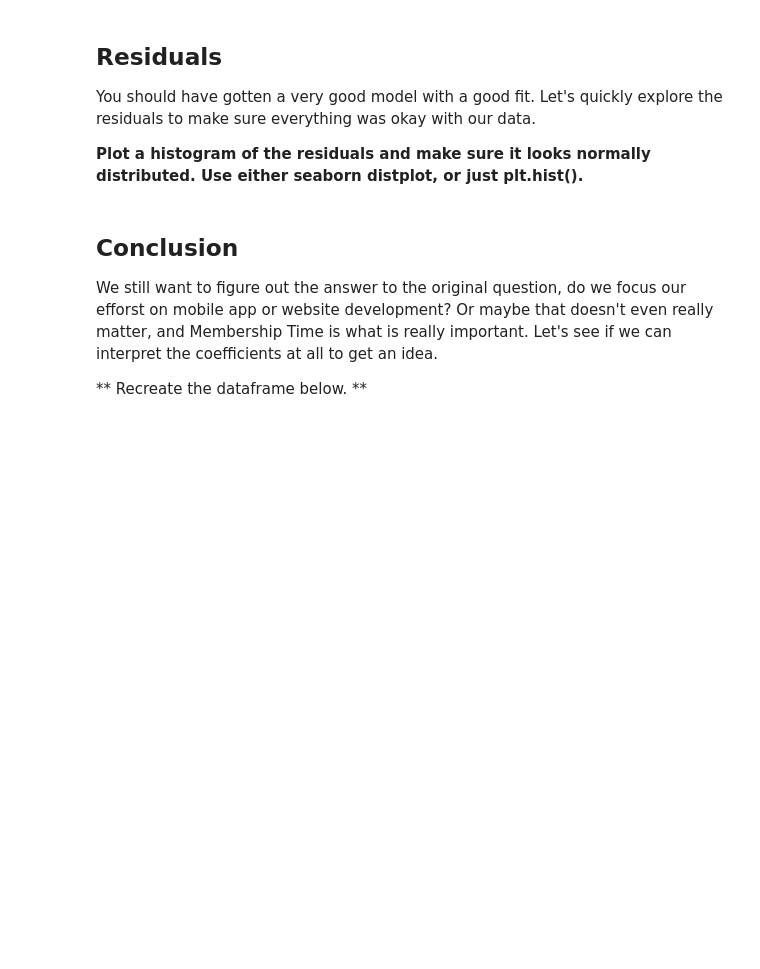
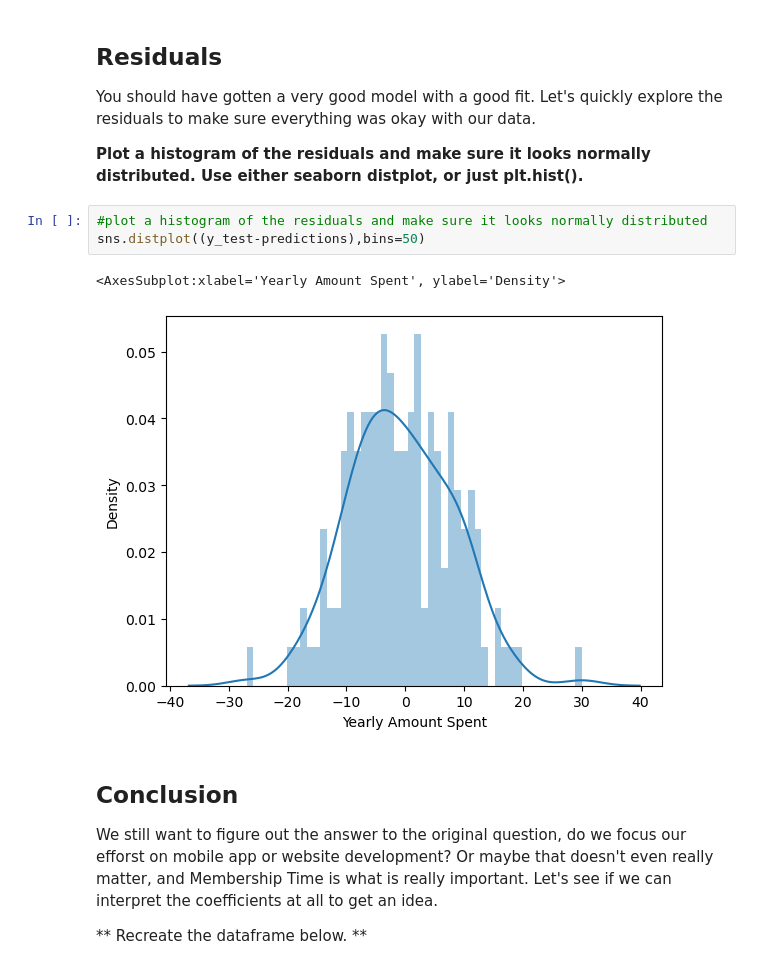
Before and after one commit to matansharon/Data-Science, a Jupyter notebook: ML/11-Linear-Regression/02-Linear Regression Project.ipynb, the cells around one changed output. Drawn from its saved outputs; the diff is of its cells as text; blank space fills up the shorter version.

```diff
--- a/ML/11-Linear-Regression/02-Linear Regression Project.ipynb
+++ b/ML/11-Linear-Regression/02-Linear Regression Project.ipynb
@@ -209,6 +209,12 @@ RMSE: 8.933815066978628
 You should have gotten a very good model with a good fit. Let's quickly explore the residuals to make sure everything was okay with our data.
 
 **Plot a histogram of the residuals and make sure it looks normally distributed. Use either seaborn distplot, or just plt.hist().**
+# %%
+#plot a histogram of the residuals and make sure it looks normally distributed
+sns.distplot((y_test-predictions),bins=50)
+# %% [output]
+<AxesSubplot:xlabel='Yearly Amount Spent', ylabel='Density'>
+[figure, added]
 # %% [markdown]
 ## Conclusion
 We still want to figure out the answer to the original question, do we focus our efforst on mobile app or website development? Or maybe that doesn't even really matter, and Membership Time is what is really important.  Let's see if we can interpret the coefficients at all to get an idea.
```
Also changed, not shown: parts of 1 cell of this notebook.
